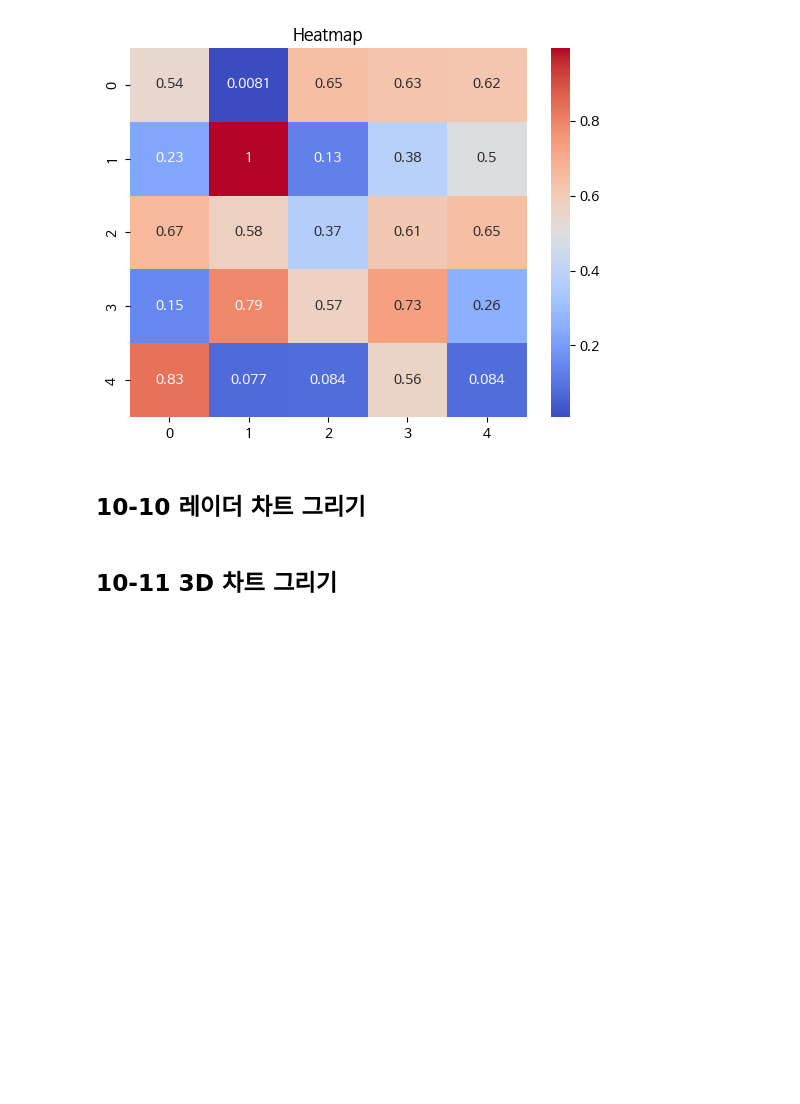
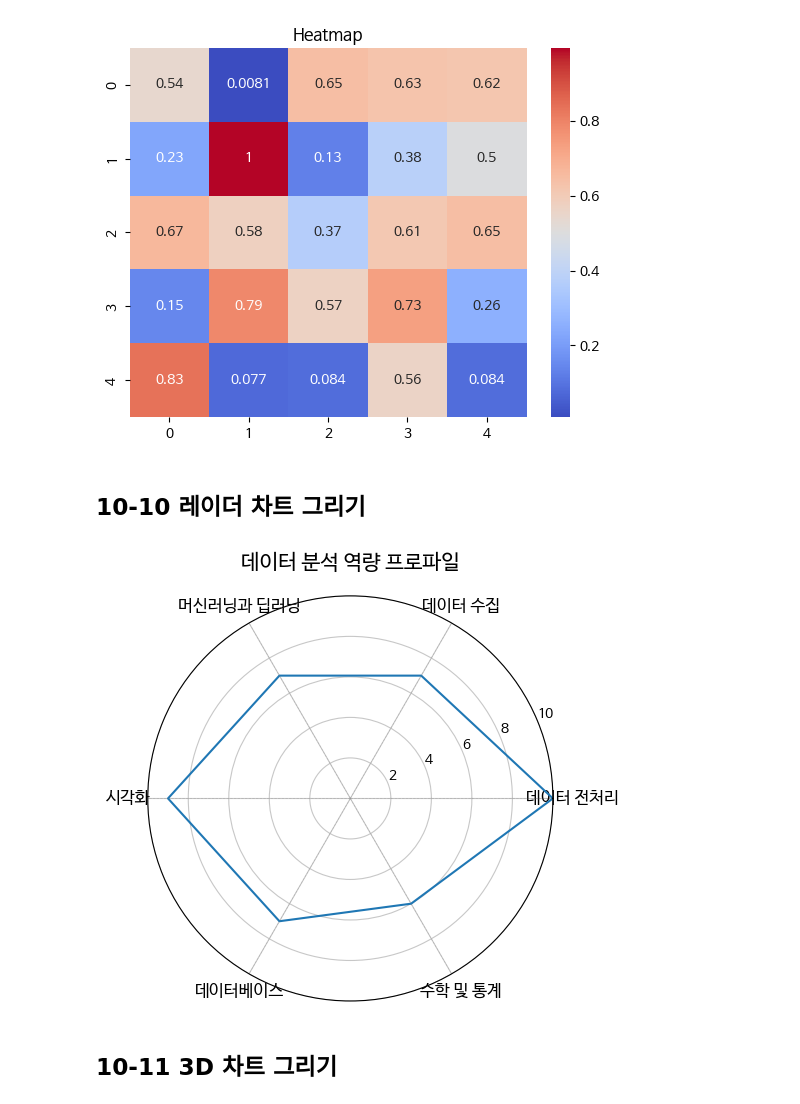
Before and after one commit to jj-it-lab/Data-Analysis-with-Open-Source, a Jupyter notebook: 오픈소스_데이터_분석_10강.ipynb, the cells around one changed output. Saved outputs shown, nothing was run; the diff lists cells and outputs as text; code cells hidden in the pictures; blank space fills up the shorter version.

```diff
--- a/오픈소스_데이터_분석_10강.ipynb
+++ b/오픈소스_데이터_분석_10강.ipynb
@@ -201,35 +201,39 @@ plt.show()
 import numpy as np
 import matplotlib.pyplot as plt
 
 ## 데이터 정의
 labels = ['데이터 전처리', '데이터 수집', '머신러닝과 딥러닝', '시각화', '데이터베이스', '수학 및 통계']
 values = [10, 7, 7, 9, 7, 6]
 n = len(labels)
 
 ## 각 축의 각도 계산 및 데이터 반복 추가 (닫힌 그래프를 위해)
 angles = np.linspace(0, 2 * np.pi, n, endpoint=False).tolist()
 values += values[:1]
 angles += angles[:1]
 
 ## 레이더 차트 생성 (극 좌표계의 라인 그래프)
-
-
+## plt.subplots() 함수는 하나의 리턴값으로
+## (전체 Figure 객체, 서브플롯 Axes 객체) 형태의 튜플을 반환
+fig,ax = plt.subplots(subplot_kw={'projection':'polar'})
+ax.plot(angles,values)
 
 ## 축 라벨 및 눈금 설정
 ax.set_xticks(angles[:-1])
 ax.set_xticklabels(labels, fontsize=12)
 ax.set_yticks([2, 4, 6, 8, 10])
 ax.set_yticklabels(['2', '4', '6', '8', '10'], fontsize=10)
 ax.set_ylim(0, 10)
 ax.grid(True, linestyle='-', alpha=0.7)
 
 ## 각 축에 가이드라인 추가
 for angle, label in zip(angles[:-1], labels):
     ax.plot([angle, angle], [0, 10], '--', color='gray', alpha=0.3, linewidth=0.5)
 
 plt.title('데이터 분석 역량 프로파일', fontsize=15, pad=20)
 plt.tight_layout()
 plt.show()
+# %% [output]
+[figure, added]
 # %% [markdown]
 ## 10-11 3D 차트 그리기
 # %%
```
Also changed, not shown: parts of 1 cell of this notebook.
